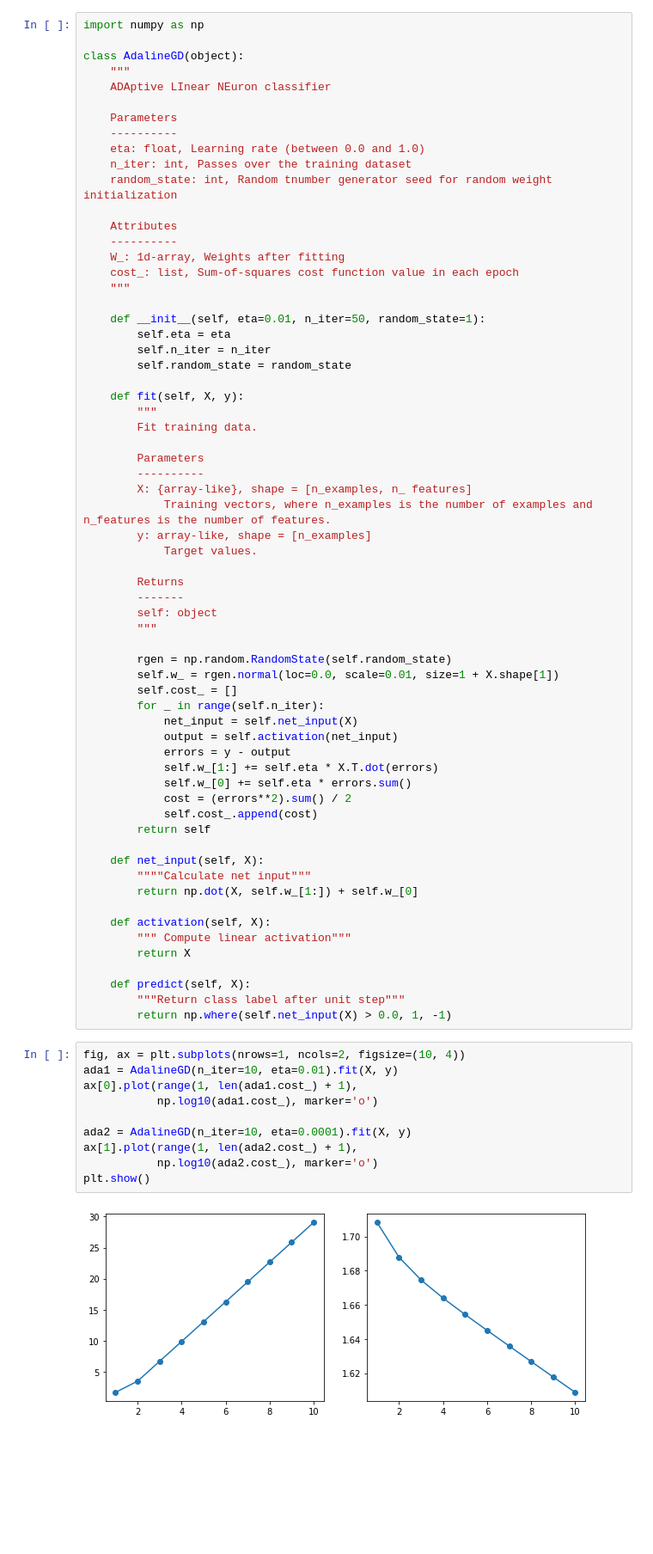
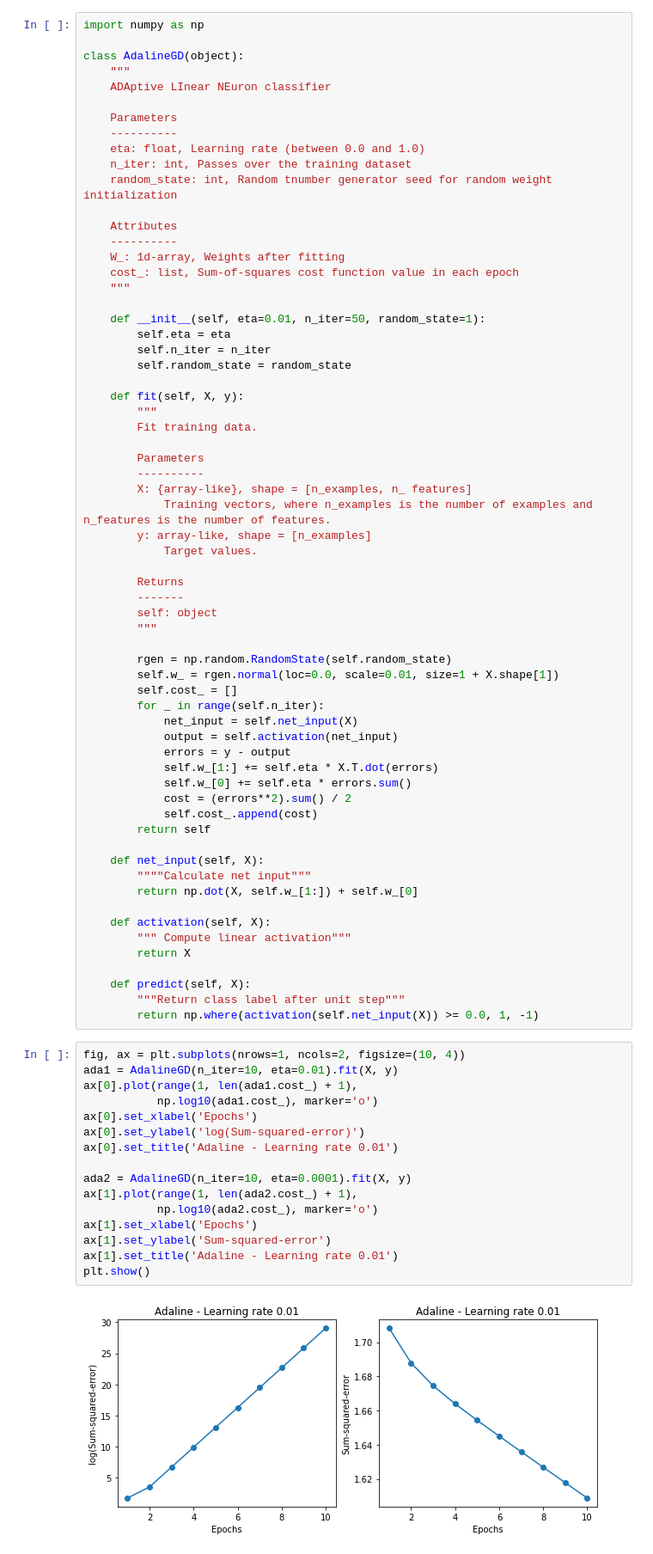
Before and after one commit to ChrisXinghanChen/Python_Machine_Learning, a Jupyter notebook: Chapter2/2_1Perceptron.ipynb, the cells around one changed output. Shown at 86% size. Saved outputs shown, nothing was run; the diff lists cells and outputs as text; blank space fills up the shorter version.

```diff
--- a/Chapter2/2_1Perceptron.ipynb
+++ b/Chapter2/2_1Perceptron.ipynb
@@ -200,16 +200,22 @@ class AdalineGD(object):
 
     def predict(self, X):
         """Return class label after unit step"""
-        return np.where(self.net_input(X) > 0.0, 1, -1)
+        return np.where(activation(self.net_input(X)) >= 0.0, 1, -1)
 # %%
 fig, ax = plt.subplots(nrows=1, ncols=2, figsize=(10, 4))
 ada1 = AdalineGD(n_iter=10, eta=0.01).fit(X, y)
 ax[0].plot(range(1, len(ada1.cost_) + 1),
            np.log10(ada1.cost_), marker='o')
+ax[0].set_xlabel('Epochs')
+ax[0].set_ylabel('log(Sum-squared-error)')
+ax[0].set_title('Adaline - Learning rate 0.01')
 
 ada2 = AdalineGD(n_iter=10, eta=0.0001).fit(X, y)
 ax[1].plot(range(1, len(ada2.cost_) + 1),
            np.log10(ada2.cost_), marker='o')
+ax[1].set_xlabel('Epochs')
+ax[1].set_ylabel('Sum-squared-error')
+ax[1].set_title('Adaline - Learning rate 0.01')
 plt.show()
 # %% [output]
-[figure, old version]
+[figure, new version]
```
Also changed, not shown: parts of 3 cells of this notebook.
